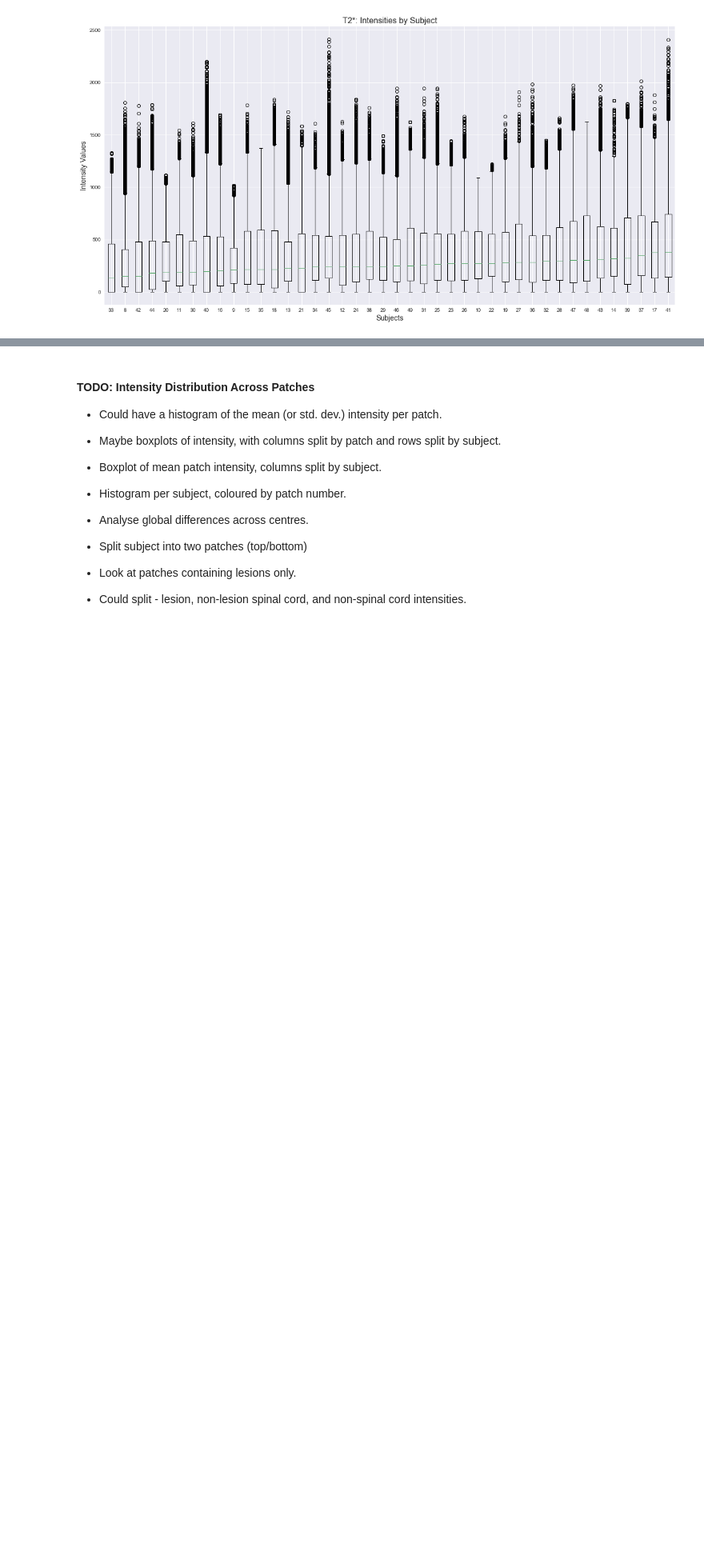
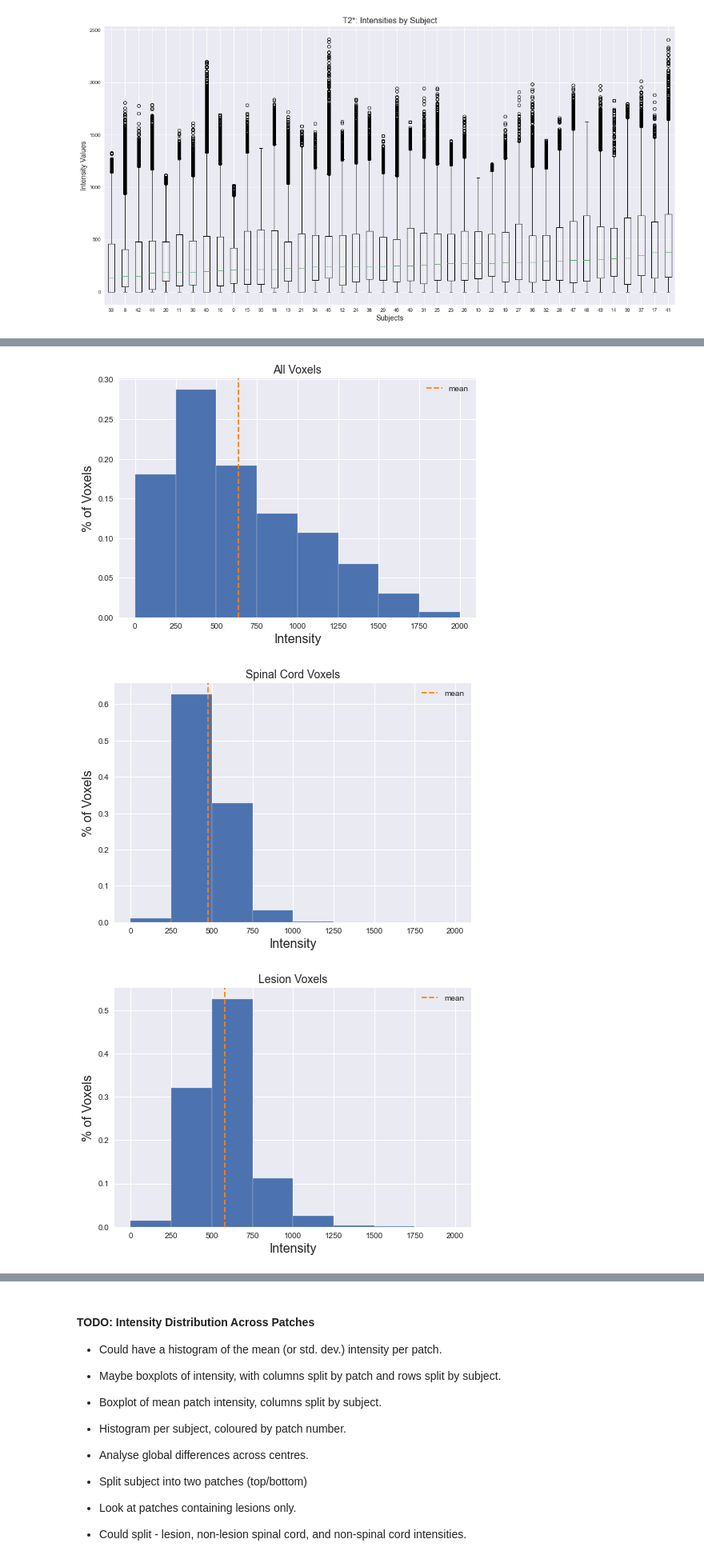
Before and after one commit to rickymwalsh/sc-segmentation, a Jupyter notebook: data-exploration.ipynb, the cells around one changed output, grey strips where cells are left out. Shown at 80% size. Cells and saved outputs as stored; diff of their text form; code cells hidden in the pictures; blank space fills up the shorter version.

```diff
--- a/data-exploration.ipynb
+++ b/data-exploration.ipynb
@@ -49,9 +52,12 @@ Combine all data, but take only subjects from centre 8.
 patches_lesion = np.concatenate([lesion_data[subj] for subj in centre8_subjects])
 patches_t2 = np.concatenate([t2_data[subj] for subj in centre8_subjects])
 patches_t2s = np.concatenate([t2s_data[subj] for subj in centre8_subjects])
+patches_t2_SC = np.concatenate([t2_SC_data[subj] for subj in centre8_subjects])
+patches_t2s_SC = np.concatenate([t2s_SC_data[subj] for subj in centre8_subjects])
 # Record which subject corresponds to which patch
 patches_subjects = [subj for subj in centre8_subjects for i in range(0,lesion_data[subj].shape[0])]
 
-print("Total Patches: {}\n Lesion Patches:{}\n T2 Patches: \t{}\n T2* Patches: \t{}".format(len(patches_subjects), patches_lesion.shape, patches_t2.shape, patches_t2s.shape))
+print("Total Patches: {}\n Lesion Patches:\t{}\n T2 Patches:\t\t{}\n T2* Patches:\t\t{}\n T2 SC Patches:\t\t{}\n T2* SC Patches:\t{}"
+      .format(len(patches_subjects), patches_lesion.shape, patches_t2.shape, patches_t2s.shape, patches_t2_SC.shape, patches_t2s_SC.shape))
 # %% [output]
 Total Patches: 269
@@ -133,0 +167,9 @@ plt.show()
+# %%
+# (data, bin_width, xlab='', ylab='', title='', subtitle='')
+plot_hist(patches_t2[patches_t2>0].ravel(), prop=True, bin_width=250, xmin=0, xmax=2000, xlab='Intensity', ylab='% of Voxels', subtitle='All Voxels')
+plot_hist(patches_t2_SC[patches_t2_SC>0].ravel(), prop=True, bin_width=250, xmin=0, xmax=2000, xlab='Intensity', ylab='% of Voxels', subtitle='Spinal Cord Voxels')
+plot_hist(patches_t2[patches_lesion==1].ravel(), prop=True, bin_width=250, xmin=0, xmax=2000, xlab='Intensity', ylab='% of Voxels', subtitle='Lesion Voxels')
+# %% [output]
+[figure, added]
+[figure, added]
+[figure, added]
```
Also changed, not shown: parts of 9 cells of this notebook.
